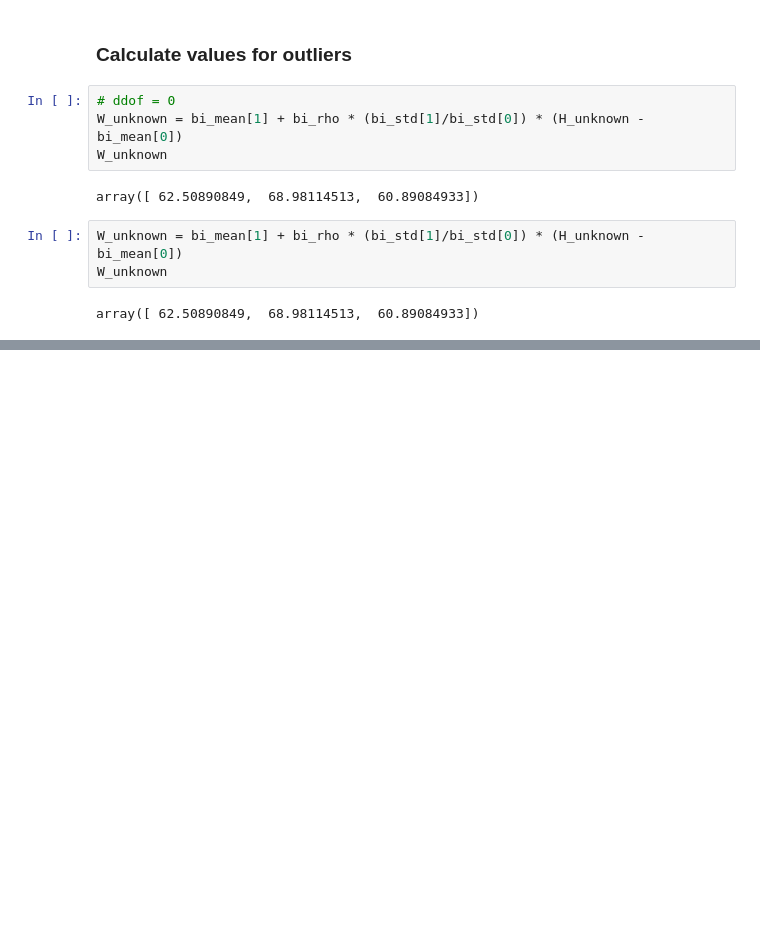
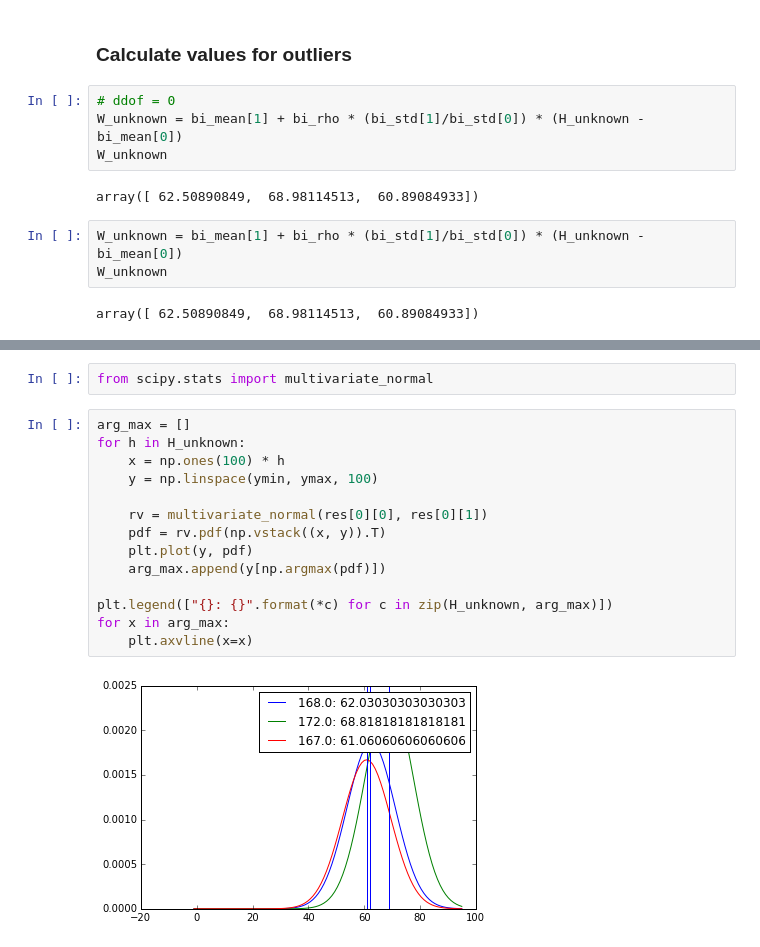
Before and after one commit to motjuste/patt-rex, a Jupyter notebook: task-2.2-demo.ipynb, the cells around one changed output, grey strips where cells are left out. Cells and saved outputs as stored; diff of their text form; blank space fills up the shorter version.

```diff
--- a/task-2.2-demo.ipynb
+++ b/task-2.2-demo.ipynb
@@ -98,0 +155,18 @@ array([ 62.50890849,  68.98114513,  60.89084933])
+# %%
+from scipy.stats import multivariate_normal
+# %%
+arg_max = []
+for h in H_unknown:
+    x = np.ones(100) * h
+    y = np.linspace(ymin, ymax, 100)
+
+    rv = multivariate_normal(res[0][0], res[0][1])
+    pdf = rv.pdf(np.vstack((x, y)).T)
+    plt.plot(y, pdf)
+    arg_max.append(y[np.argmax(pdf)])
+
+plt.legend(["{}: {}".format(*c) for c in zip(H_unknown, arg_max)])
+for x in arg_max:
+    plt.axvline(x=x)
+# %% [output]
+[figure, added]
```
Also changed, not shown: parts of 10 cells of this notebook, 1 other file.
